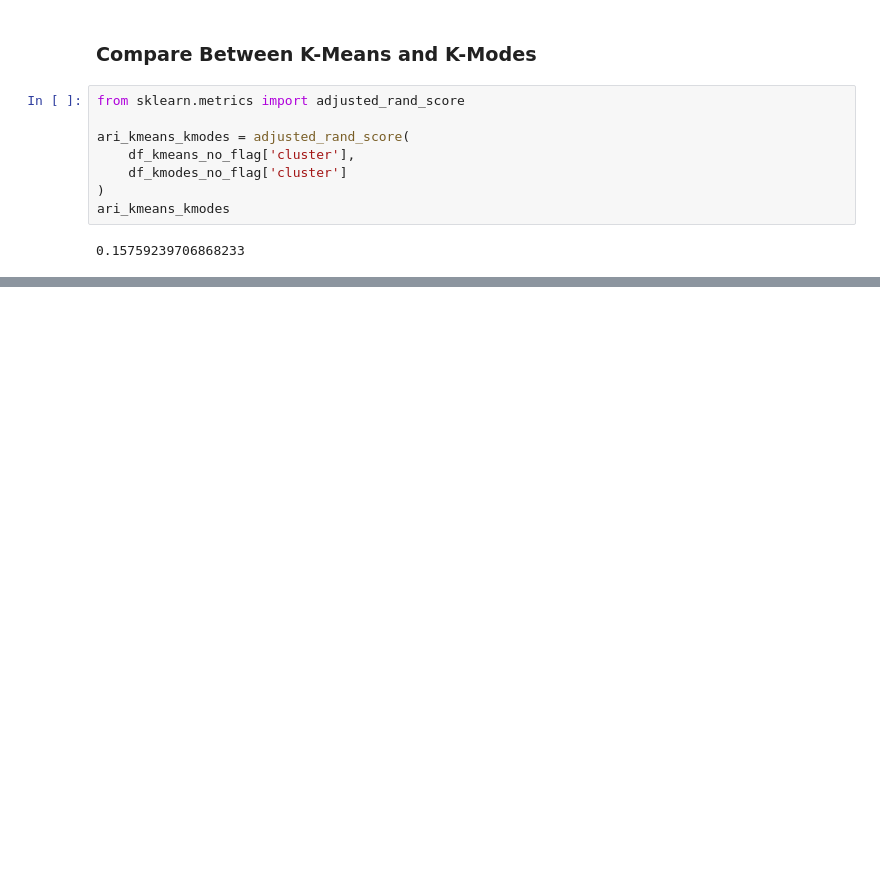
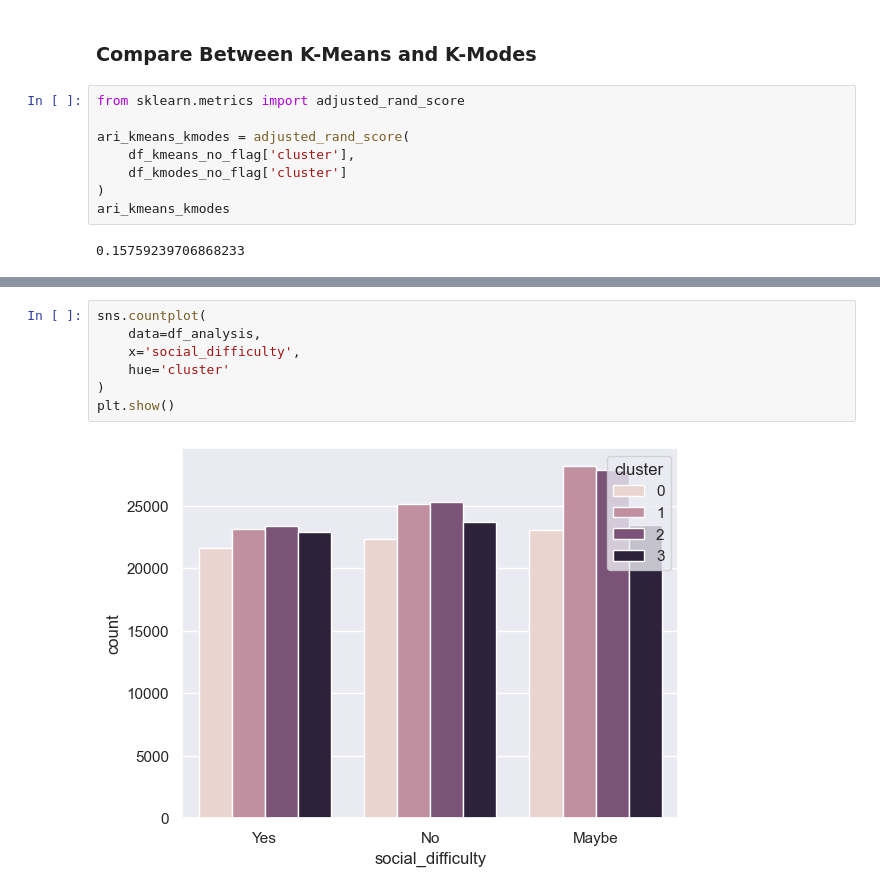
Before and after one commit to OmarAymanZaid/MentalHealth_RiskAssessment, a Jupyter notebook: notebooks/4_DataModeling.ipynb, the cells around one changed output, grey strips where cells are left out. Drawn from its saved outputs; the diff is of its cells as text; blank space fills up the shorter version.

```diff
--- a/notebooks/4_DataModeling.ipynb
+++ b/notebooks/4_DataModeling.ipynb
@@ -423,0 +456,9 @@ ari_kmeans_kmodes
+# %%
+sns.countplot(
+    data=df_analysis,
+    x='social_difficulty',
+    hue='cluster'
+)
+plt.show()
+# %% [output]
+[figure, added]
```
Also changed, not shown: parts of 5 cells of this notebook.
